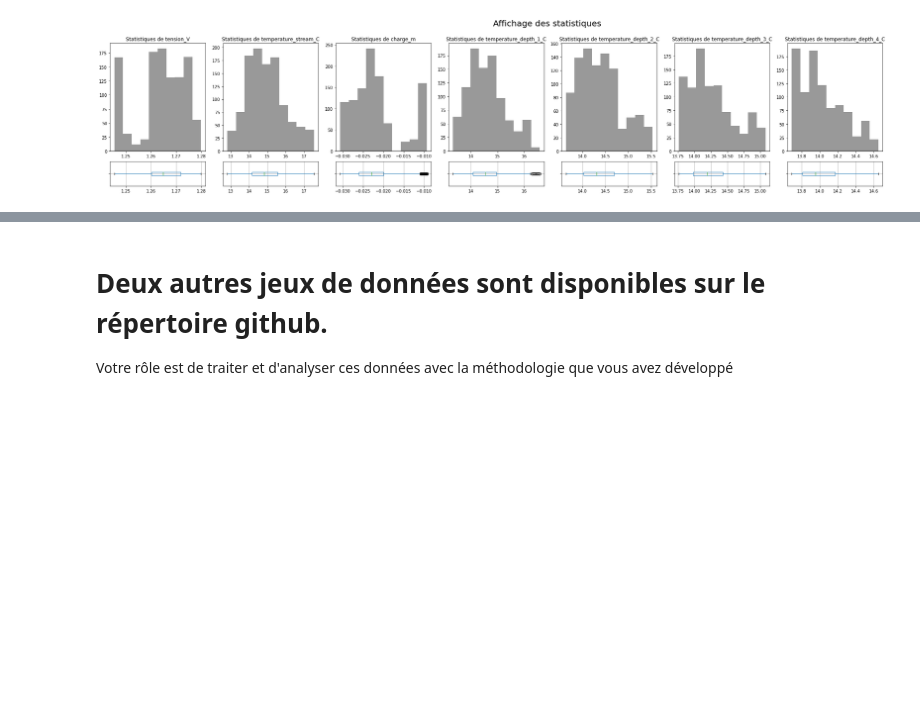
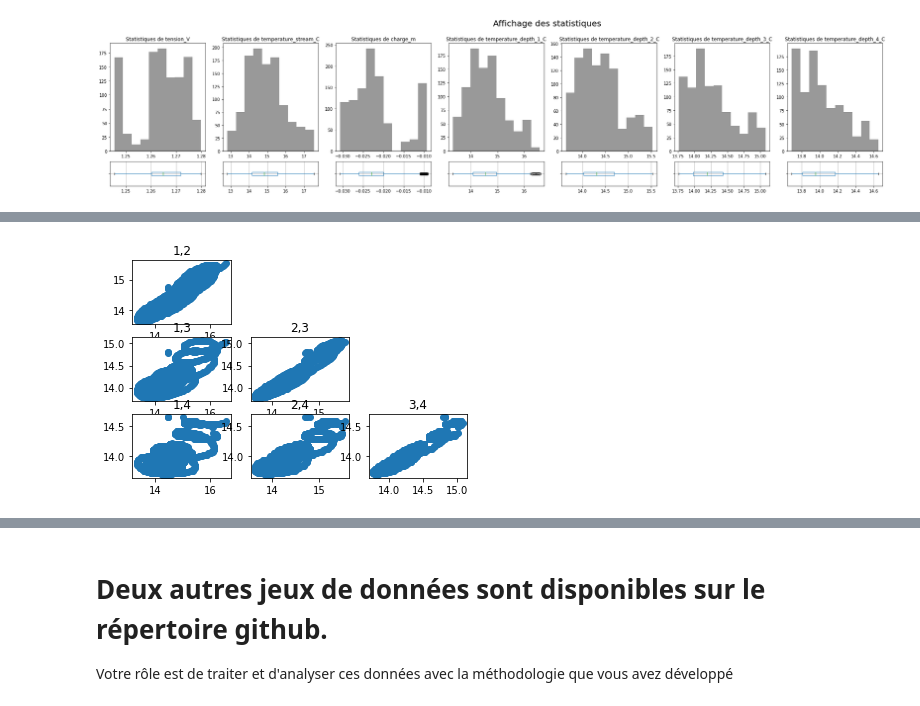
Before and after one commit to ameliemelorene/MOLONARI_1D_RESOURCES, a Jupyter notebook: Students/BONIN-IMPEROR.ipynb, the cells around one changed output, grey strips where cells are left out. Cells and saved outputs as stored; diff of their text form; code cells hidden in the pictures; blank space fills up the shorter version.

```diff
--- a/Students/BONIN-IMPEROR.ipynb
+++ b/Students/BONIN-IMPEROR.ipynb
@@ -493,0 +505,4 @@ Ca a l'air intéressant de faire des IQR successifs après un score Z initial. O
+# %%
+affiche_scatterplot(capteur_ZH_IQR)
+# %% [output]
+[figure, added]
```
Also changed, not shown: parts of 7 cells of this notebook.
